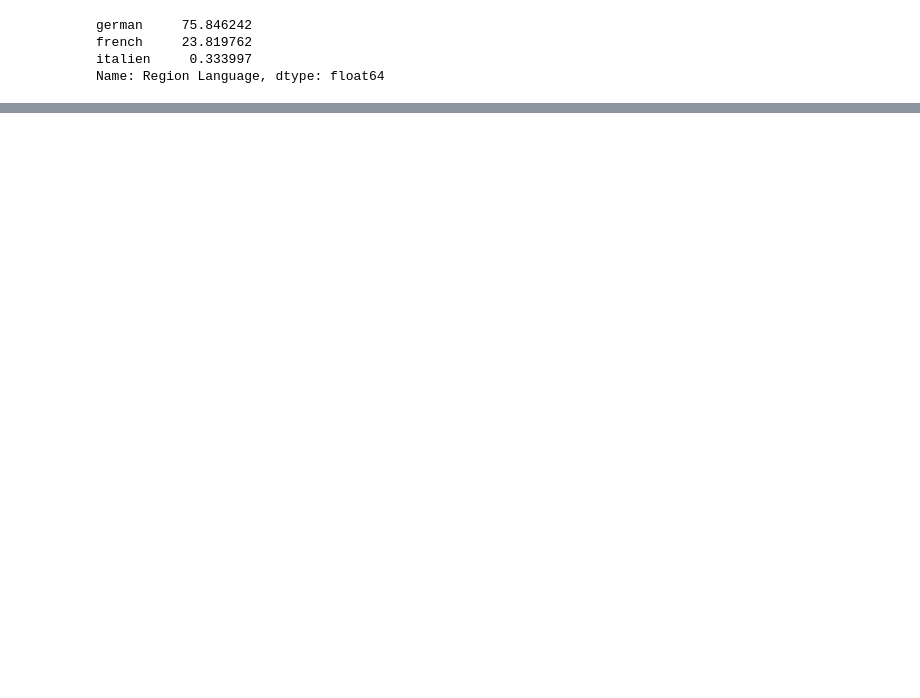
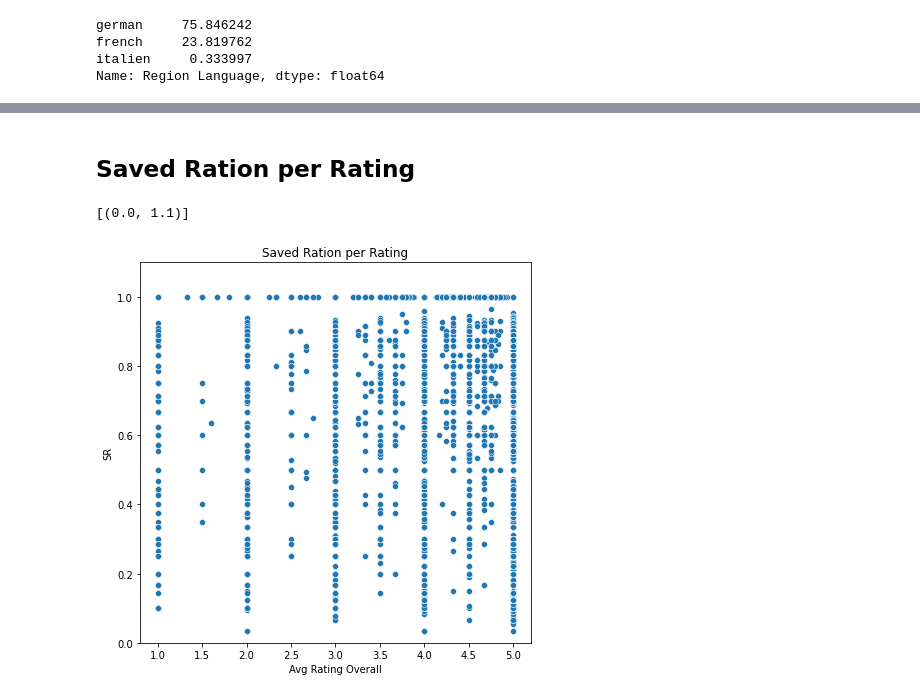
Before and after one commit to ninadamaso/Demand-supply-analysis-and-prediction, a Jupyter notebook: Data Visualization Item Level/visualization item level.ipynb, the cells around one changed output, grey strips where cells are left out. Saved outputs shown, nothing was run; the diff lists cells and outputs as text; code cells hidden in the pictures; blank space fills up the shorter version.

```diff
--- a/Data Visualization Item Level/visualization item level.ipynb
+++ b/Data Visualization Item Level/visualization item level.ipynb
@@ -237,0 +253,12 @@ a.set(ylim=(0, None))
+# %% [markdown]
+## Saved Ration per Rating
+# %%
+#Ratings and saved ratio per region and region type
+plt.figure(figsize=(7, 7))
+a = sns.scatterplot(data = df_reduced[df_reduced["SR"]<=1], x="Avg Rating Overall", y="SR")
+a.set_title("Saved Ration per Rating")
+a.set(ylim=(0, 1.1))
+#add a conditions for a minimum of Supply?
+# %% [output]
+[(0.0, 1.1)]
+[figure, added]
```
Also changed, not shown: parts of 26 cells of this notebook, 13 other files.
